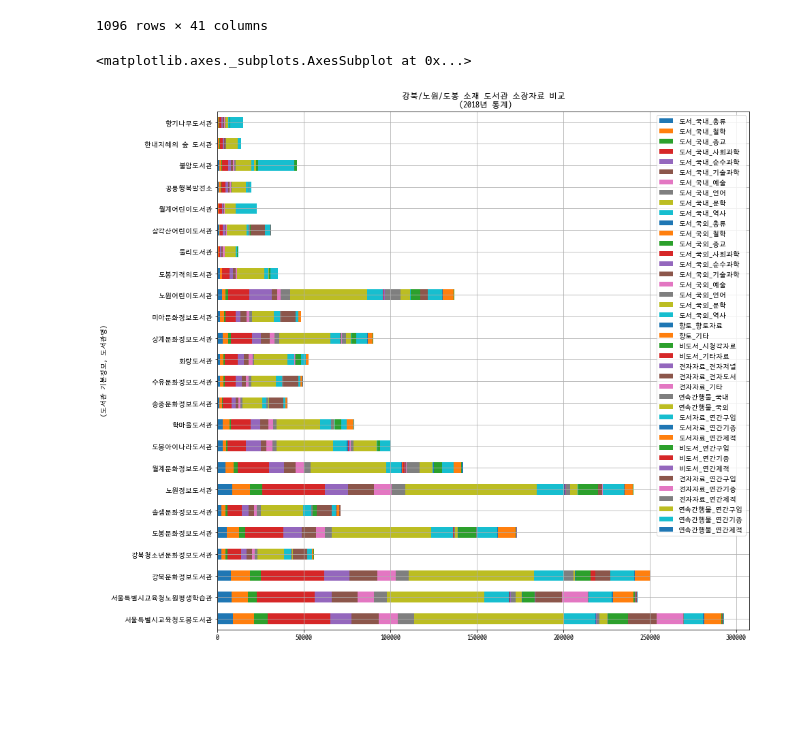
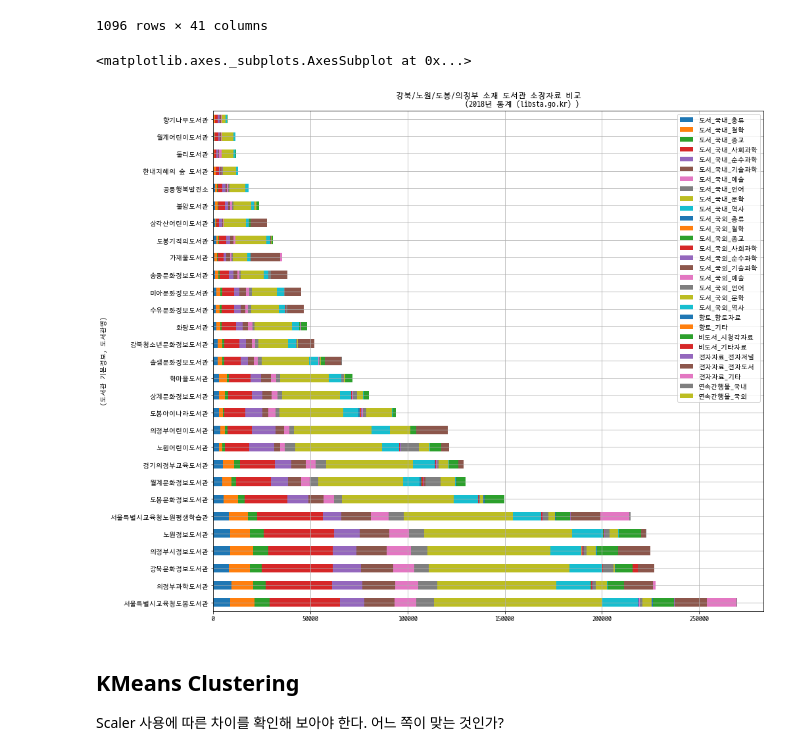
Before and after one commit to daewonyoon/misc, a Jupyter notebook: 2019/10_KoreanLibraryStatDataAnalysis/대한민국 공공도서관.ipynb, the cells around one changed output. Saved outputs shown, nothing was run; the diff lists cells and outputs as text; code cells hidden in the pictures; blank space fills up the shorter version.

Commit message:
- scaled / non-scaled clustering - result in colored table - pocheon ildong has an anomaly value - ...

```diff
--- a/2019/10_KoreanLibraryStatDataAnalysis/대한민국 공공도서관.ipynb
+++ b/2019/10_KoreanLibraryStatDataAnalysis/대한민국 공공도서관.ipynb
@@ -93,8 +96,17 @@ df['2. 소장자료']
 | 어린이청소년국학도서관 | 88 | 398 | 44 | 485 | 221 | 264 | 308 | 44 | ... |
 1096 rows × 41 columns
 # %%
-df[df[('도서관 기본정보', '지역_시군구')].isin(['도봉구', '노원구', '강북구'])]['2. 소장자료']           \
-    .plot.barh(stacked=True, figsize=(14,14), grid=True, title='강북/노원/도봉 소재 도서관 소장자료 비교\n (2018년 통계)')
+df_ = df[df[('도서관 기본정보', '지역_시군구')].isin(['도봉구', '노원구', '강북구', '의정부시'])]['2. 소장자료']
+df_ = df_.loc[:,~df_.columns.str.contains('연간')]
+d = df_.sum(axis=1).sort_values(ascending=False).index
+df_ = df_.loc[d,:]
+df_ \
+    .plot.barh(stacked=True, figsize=(15,14), grid=True, title='강북/노원/도봉/의정부 소재 도서관 소장자료 비교\n                 (2018년 통계 (libsta.go.kr) )')
 # %% [output]
 <matplotlib.axes._subplots.AxesSubplot at 0x...>
-[figure, old version]
+[figure, new version]
+# %% [markdown]
+## KMeans Clustering
+
+Scaler 사용에 따른 차이를 확인해 보아야 한다.
+어느 쪽이 맞는 것인가?
```
Also changed, not shown: parts of 19 cells of this notebook.
